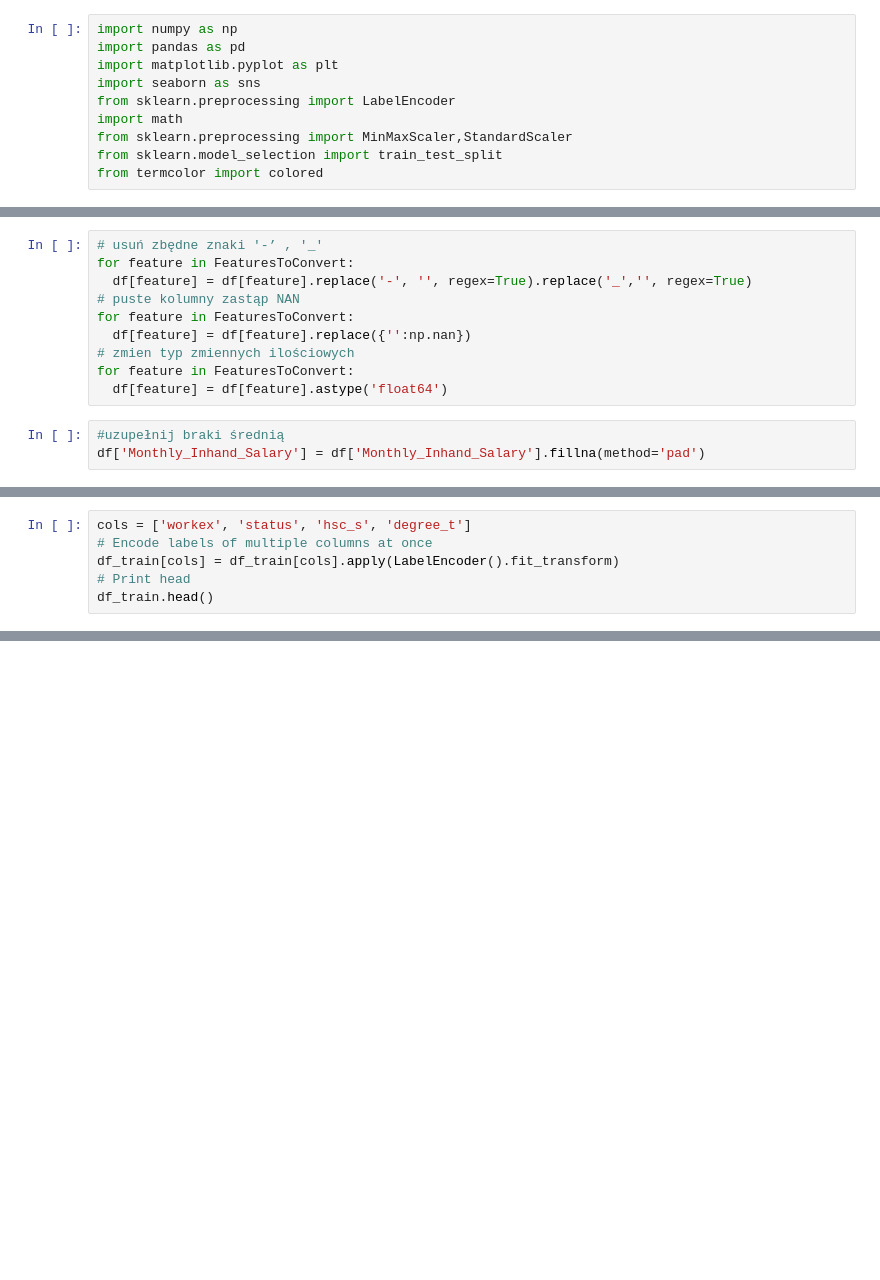
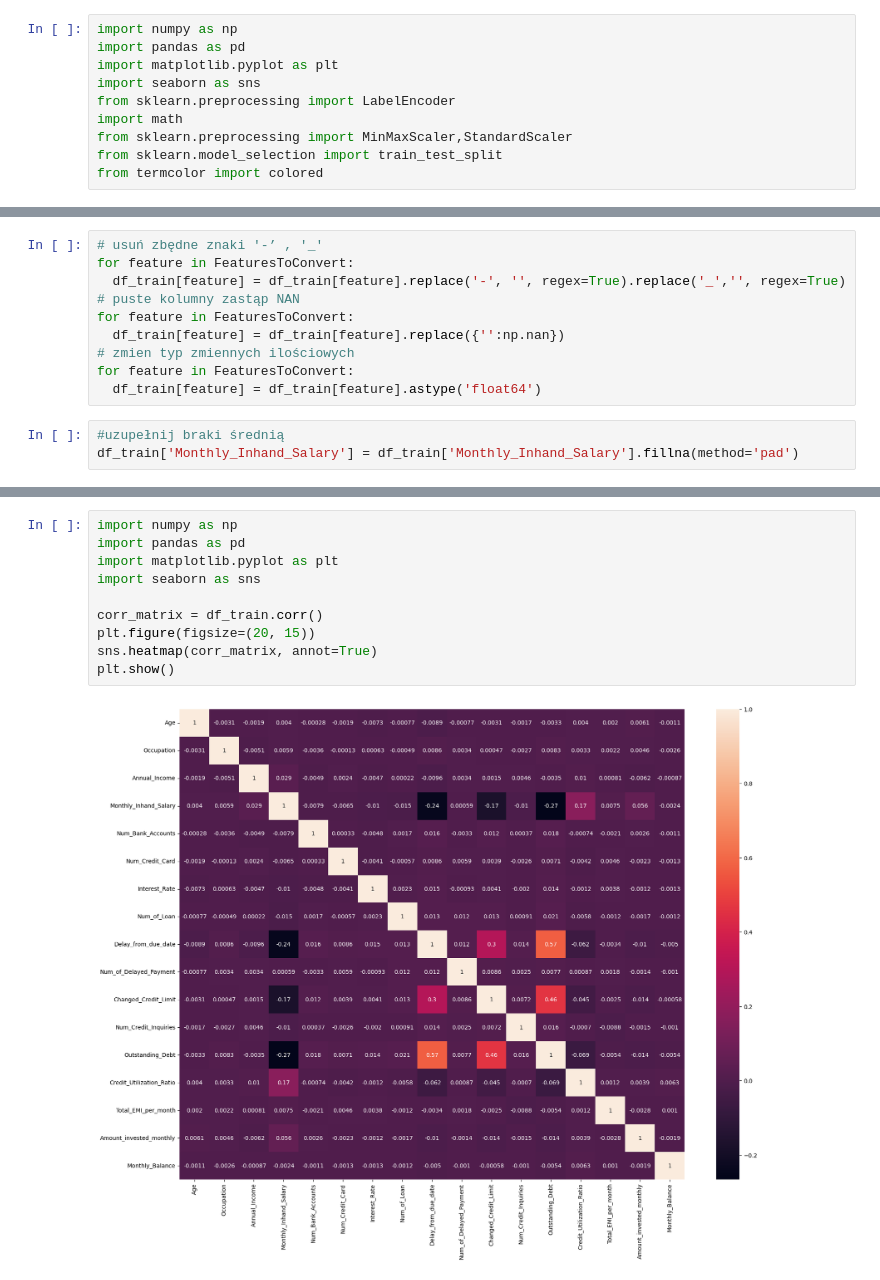
Before and after one commit to UEPP40/PUM, a Jupyter notebook: Zajęcia2.ipynb, the cells around one changed output, grey strips where cells are left out. Drawn from its saved outputs; the diff is of its cells as text; blank space fills up the shorter version.

```diff
--- a/Zajęcia2.ipynb
+++ b/Zajęcia2.ipynb
@@ -81,14 +97,14 @@ Length: 98793, dtype: string
 # %%
 # usuń zbędne znaki '-’ , '_'
 for feature in FeaturesToConvert:
-  df[feature] = df[feature].replace('-', '', regex=True).replace('_','', regex=True)
+  df_train[feature] = df_train[feature].replace('-', '', regex=True).replace('_','', regex=True)
 # puste kolumny zastąp NAN
 for feature in FeaturesToConvert:
-  df[feature] = df[feature].replace({'':np.nan})
+  df_train[feature] = df_train[feature].replace({'':np.nan})
 # zmien typ zmiennych ilościowych
 for feature in FeaturesToConvert:
-  df[feature] = df[feature].astype('float64')
+  df_train[feature] = df_train[feature].astype('float64')
 # %%
 #uzupełnij braki średnią
-df['Monthly_Inhand_Salary'] = df['Monthly_Inhand_Salary'].fillna(method='pad')
+df_train['Monthly_Inhand_Salary'] = df_train['Monthly_Inhand_Salary'].fillna(method='pad')
 # %%
@@ -121,6 +141,0 @@ NameError: name 'df_train' is not defined
-# %%
-cols = ['workex', 'status', 'hsc_s', 'degree_t']
-# Encode labels of multiple columns at once
-df_train[cols] = df_train[cols].apply(LabelEncoder().fit_transform)
-# Print head
-df_train.head()
@@ -126,0 +190,12 @@ df_train.head()
+# %%
+import numpy as np
+import pandas as pd
+import matplotlib.pyplot as plt
+import seaborn as sns
+
+corr_matrix = df_train.corr()
+plt.figure(figsize=(20, 15))
+sns.heatmap(corr_matrix, annot=True)
+plt.show()
+# %% [output]
+[figure, added]
```
Also changed, not shown: parts of 13 cells of this notebook.
